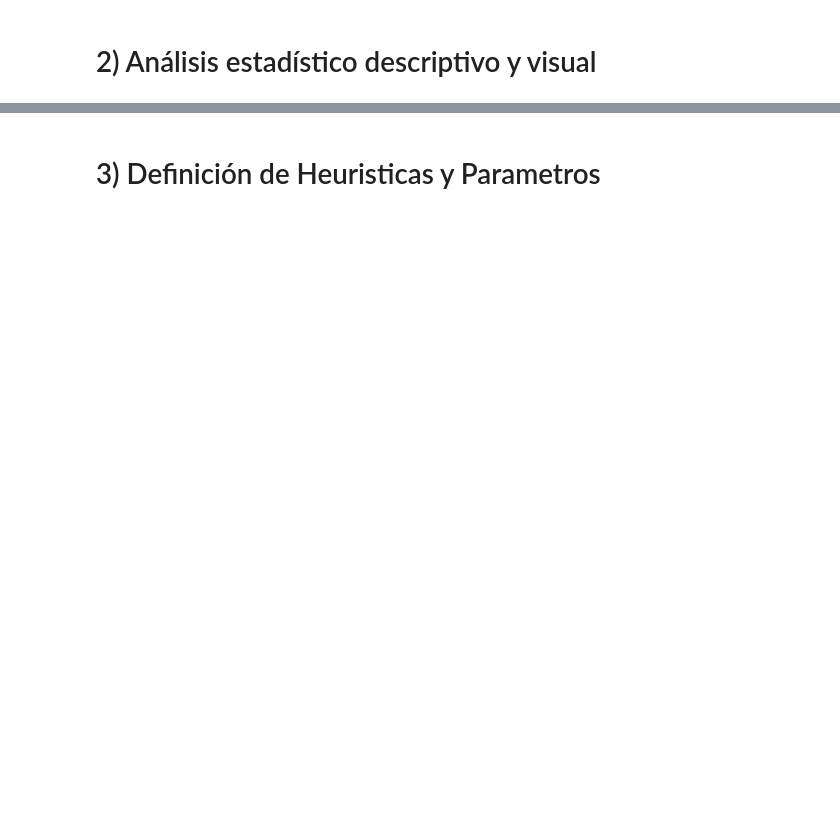
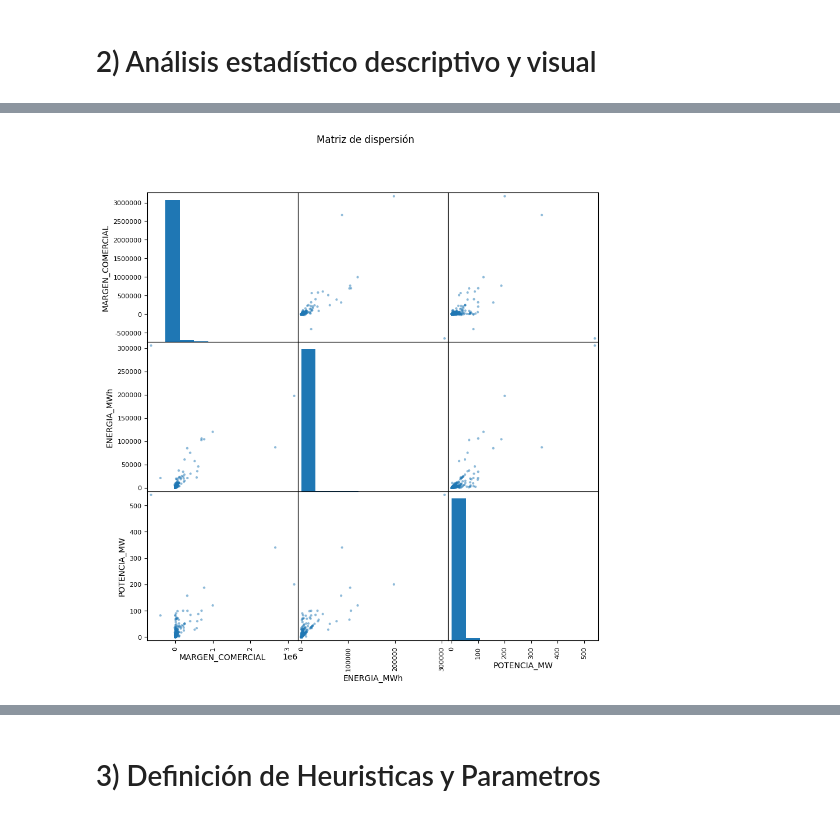
Before and after one commit to BrajanNieto/stats-prob-py, a Jupyter notebook: 02.ProyectoEstadistica.ipynb, the cells around one changed output, grey strips where cells are left out. Cells and saved outputs as stored; diff of their text form; code cells hidden in the pictures; blank space fills up the shorter version.

```diff
--- a/02.ProyectoEstadistica.ipynb
+++ b/02.ProyectoEstadistica.ipynb
@@ -72,0 +72,8 @@ for col in numeric_cols:
+# %%
+from pandas.plotting import scatter_matrix
+
+scatter_matrix(df[numeric_cols], figsize=(10, 10), diagonal='hist')
+plt.suptitle('Matriz de dispersión')
+plt.show()
+# %% [output]
+[figure, added]
```
Also changed, not shown: parts of 12 cells of this notebook.
